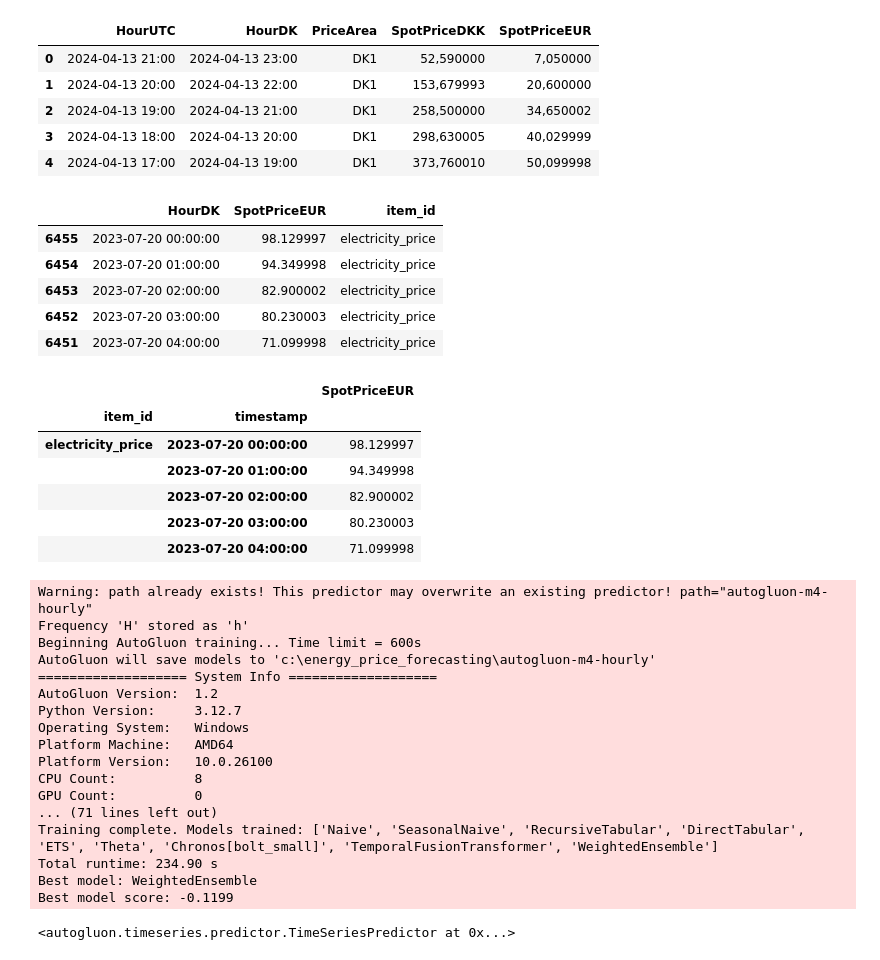
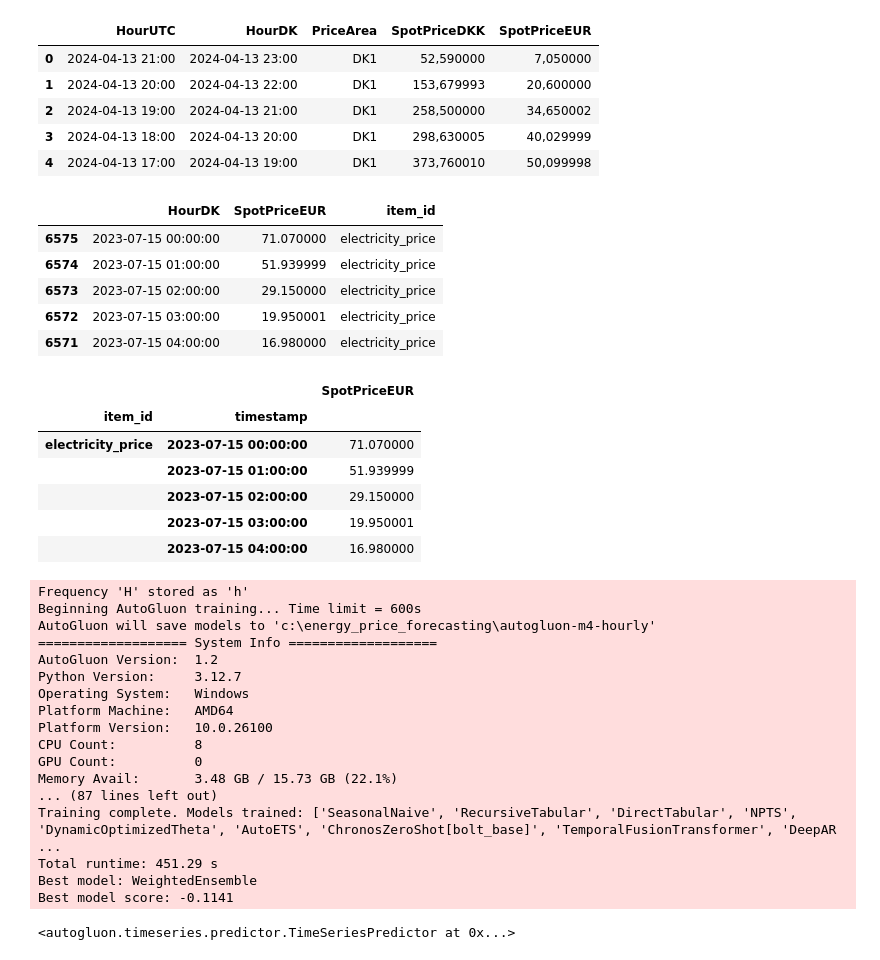
Before and after one commit to MarchesiGabriele/energy_price_forecasting, a Jupyter notebook: chronos_forecasting.ipynb, the cells around one changed output. Saved outputs shown, nothing was run; the diff lists cells and outputs as text; code cells hidden in the pictures.

```diff
--- a/chronos_forecasting.ipynb
+++ b/chronos_forecasting.ipynb
@@ -14,23 +14,23 @@ df.head()
 # %%
 TRAIN_DAYS= 200
 
 df = df[['HourDK', 'SpotPriceEUR' ]]
 df['HourDK'] = pd.to_datetime(df['HourDK'])
 df = df[(df['HourDK'] >= '2023-01-01') & (df['HourDK'] <= '2023-12-31')]
 df = df.iloc[::-1]
 df['item_id'] = 'electricity_price'
 df['SpotPriceEUR'] = df['SpotPriceEUR'].str.replace(',', '.').astype(float)
 df_test = df.copy()
 df = df.iloc[:TRAIN_DAYS*24 - 1]
-df_test = df_test.iloc[(TRAIN_DAYS*24) -1:(TRAIN_DAYS+1)*24 -1]
+df_test = df_test.iloc[((TRAIN_DAYS-5)*24) -1:(TRAIN_DAYS+1)*24 -1]
 df_test.head()
 # %% [output]
 |  | HourDK | SpotPriceEUR | item_id |
-| 6455 | 2023-07-20 00:00:00 | 98.129997 | electricity_price |
-| 6454 | 2023-07-20 01:00:00 | 94.349998 | electricity_price |
-| 6453 | 2023-07-20 02:00:00 | 82.900002 | electricity_price |
-| 6452 | 2023-07-20 03:00:00 | 80.230003 | electricity_price |
-| 6451 | 2023-07-20 04:00:00 | 71.099998 | electricity_price |
+| 6575 | 2023-07-15 00:00:00 | 71.070000 | electricity_price |
+| 6574 | 2023-07-15 01:00:00 | 51.939999 | electricity_price |
+| 6573 | 2023-07-15 02:00:00 | 29.150000 | electricity_price |
+| 6572 | 2023-07-15 03:00:00 | 19.950001 | electricity_price |
+| 6571 | 2023-07-15 04:00:00 | 16.980000 | electricity_price |
 # %%
 
 train_data = TimeSeriesDataFrame.from_data_frame(
@@ -48,11 +48,11 @@ test_data.head()
 # %% [output]
 |  |  | SpotPriceEUR |
 | item_id | timestamp |  |
-| electricity_price | 2023-07-20 00:00:00 | 98.129997 |
-|  | 2023-07-20 01:00:00 | 94.349998 |
-|  | 2023-07-20 02:00:00 | 82.900002 |
-|  | 2023-07-20 03:00:00 | 80.230003 |
-|  | 2023-07-20 04:00:00 | 71.099998 |
+| electricity_price | 2023-07-15 00:00:00 | 71.070000 |
+|  | 2023-07-15 01:00:00 | 51.939999 |
+|  | 2023-07-15 02:00:00 | 29.150000 |
+|  | 2023-07-15 03:00:00 | 19.950001 |
+|  | 2023-07-15 04:00:00 | 16.980000 |
 # %%
 predictor = TimeSeriesPredictor(
     prediction_length=24,
@@ -64,11 +64,10 @@ predictor = TimeSeriesPredictor(
 
 predictor.fit(
     train_data,
-    presets="medium_quality",
+    presets="high_quality",
     time_limit=600,
 )
 # %% [output]
-Warning: path already exists! This predictor may overwrite an existing predictor! path="autogluon-m4-hourly"
 Frequency 'H' stored as 'h'
 Beginning AutoGluon training... Time limit = 600s
 AutoGluon will save models to 'c:\energy_price_forecasting\autogluon-m4-hourly'
@@ -80,11 +79,12 @@ Platform Machine:   AMD64
 Platform Version:   10.0.26100
 CPU Count:          8
 GPU Count:          0
-... (71 lines left out)
-Training complete. Models trained: ['Naive', 'SeasonalNaive', 'RecursiveTabular', 'DirectTabular', 'ETS', 'Theta', 'Chronos[bolt_small]', 'TemporalFusionTransformer', 'WeightedEnsemble']
-Total runtime: 234.90 s
+Memory Avail:       3.48 GB / 15.73 GB (22.1%)
+... (87 lines left out)
+Training complete. Models trained: ['SeasonalNaive', 'RecursiveTabular', 'DirectTabular', 'NPTS', 'DynamicOptimizedTheta', 'AutoETS', 'ChronosZeroShot[bolt_base]', 'TemporalFusionTransformer', 'DeepAR ...
+Total runtime: 451.29 s
 Best model: WeightedEnsemble
-Best model score: -0.1199
+Best model score: -0.1141
 <autogluon.timeseries.predictor.TimeSeriesPredictor at 0x...>
 # %%
 predictions = predictor.predict(train_data)
```
Also changed, not shown: parts of 4 cells of this notebook.
